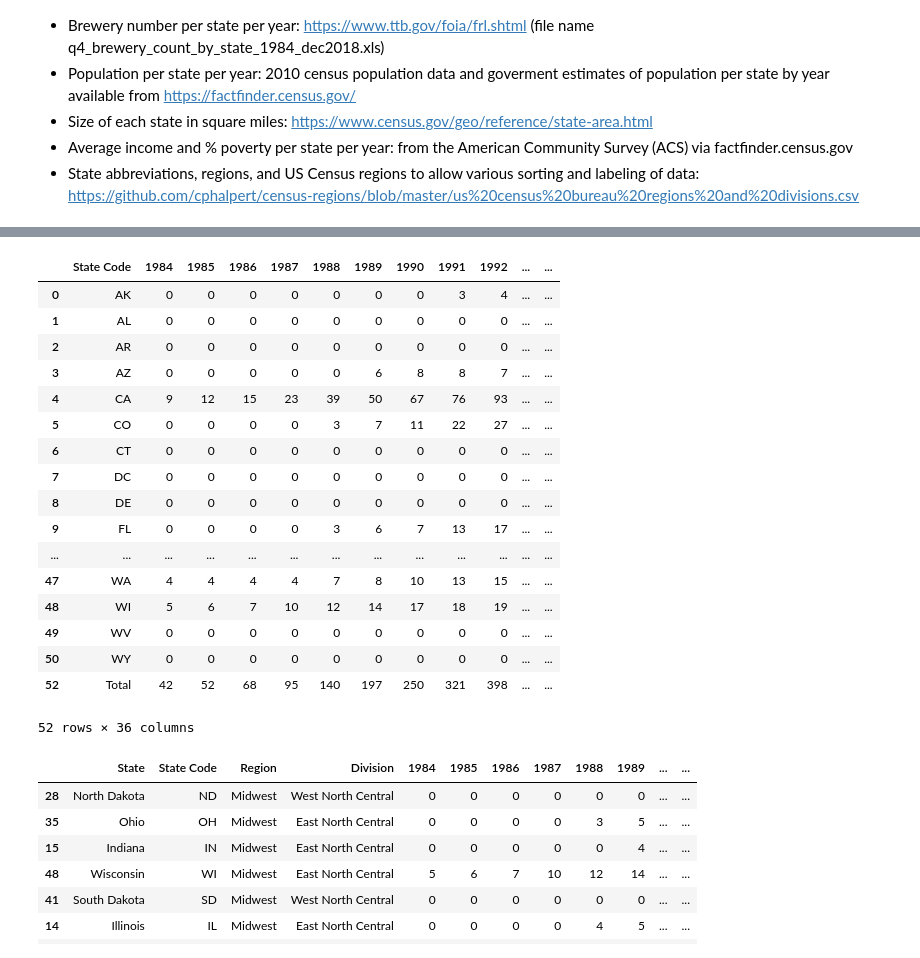
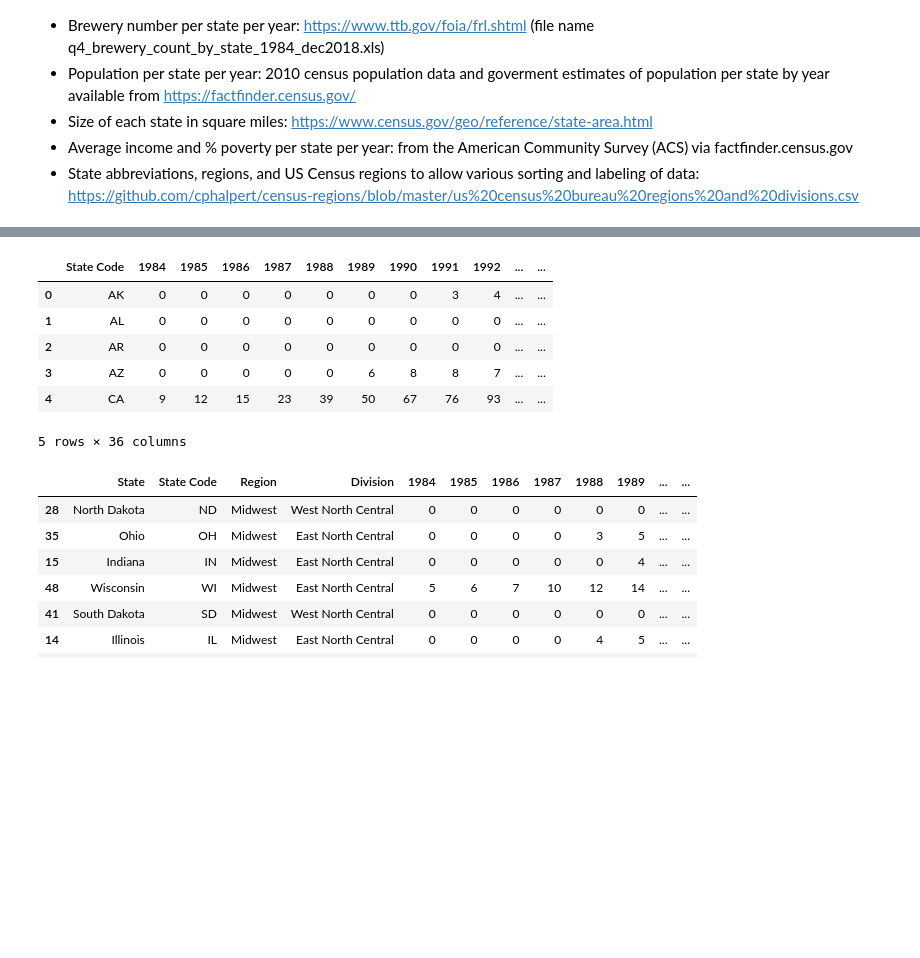
Before and after one commit to akhilliker/Project_1_Team_2, a Jupyter notebook: Bryan's code/Main_Notebook.ipynb, the cells around one changed output, grey strips where cells are left out. Saved outputs shown, nothing was run; the diff lists cells and outputs as text; code cells hidden in the pictures; blank space fills up the shorter version.

```diff
--- a/Bryan's code/Main_Notebook.ipynb
+++ b/Bryan's code/Main_Notebook.ipynb
@@ -197,35 +186,24 @@ data_org_df
 # %%
 #Cleaning up dataframe: drop bottom 4 rows with no data
 data_df = data_org_df[0:53]
 #Drop index [51] (other US territories), as it won't be included in analysis
 data_df = data_df.drop([51])
 #Clean up column headers
 data_df = data_df.rename(columns = {"Unnamed: 0" : "State Code"})
 #Replace NaN with zero
 data_df = data_df.fillna(0)
 #Replace * with zero
 data_df = data_df.replace({'*' : 0})
 
-data_df
+data_df.head()
 # %% [output]
 |  | State Code | 1984 | 1985 | 1986 | 1987 | 1988 | 1989 | 1990 | 1991 | 1992 | ... | ... |
 | 0 | AK | 0 | 0 | 0 | 0 | 0 | 0 | 0 | 3 | 4 | ... | ... |
 | 1 | AL | 0 | 0 | 0 | 0 | 0 | 0 | 0 | 0 | 0 | ... | ... |
 | 2 | AR | 0 | 0 | 0 | 0 | 0 | 0 | 0 | 0 | 0 | ... | ... |
 | 3 | AZ | 0 | 0 | 0 | 0 | 0 | 6 | 8 | 8 | 7 | ... | ... |
 | 4 | CA | 9 | 12 | 15 | 23 | 39 | 50 | 67 | 76 | 93 | ... | ... |
-| 5 | CO | 0 | 0 | 0 | 0 | 3 | 7 | 11 | 22 | 27 | ... | ... |
-| 6 | CT | 0 | 0 | 0 | 0 | 0 | 0 | 0 | 0 | 0 | ... | ... |
-| 7 | DC | 0 | 0 | 0 | 0 | 0 | 0 | 0 | 0 | 0 | ... | ... |
-| 8 | DE | 0 | 0 | 0 | 0 | 0 | 0 | 0 | 0 | 0 | ... | ... |
-| 9 | FL | 0 | 0 | 0 | 0 | 3 | 6 | 7 | 13 | 17 | ... | ... |
-| ... | ... | ... | ... | ... | ... | ... | ... | ... | ... | ... | ... | ... |
-| 47 | WA | 4 | 4 | 4 | 4 | 7 | 8 | 10 | 13 | 15 | ... | ... |
-| 48 | WI | 5 | 6 | 7 | 10 | 12 | 14 | 17 | 18 | 19 | ... | ... |
-| 49 | WV | 0 | 0 | 0 | 0 | 0 | 0 | 0 | 0 | 0 | ... | ... |
-| 50 | WY | 0 | 0 | 0 | 0 | 0 | 0 | 0 | 0 | 0 | ... | ... |
-| 52 | Total | 42 | 52 | 68 | 95 | 140 | 197 | 250 | 321 | 398 | ... | ... |
-52 rows × 36 columns
+5 rows × 36 columns
 # %%
 #Import csv file with US Census regions and divisions to allow sorting by subsets of states
 #File from https://github.com/cphalpert/census-regions/blob/master/us%20census%20bureau%20regions%20and%20divisions.csv
```
Also changed, not shown: parts of 6 cells of this notebook.
